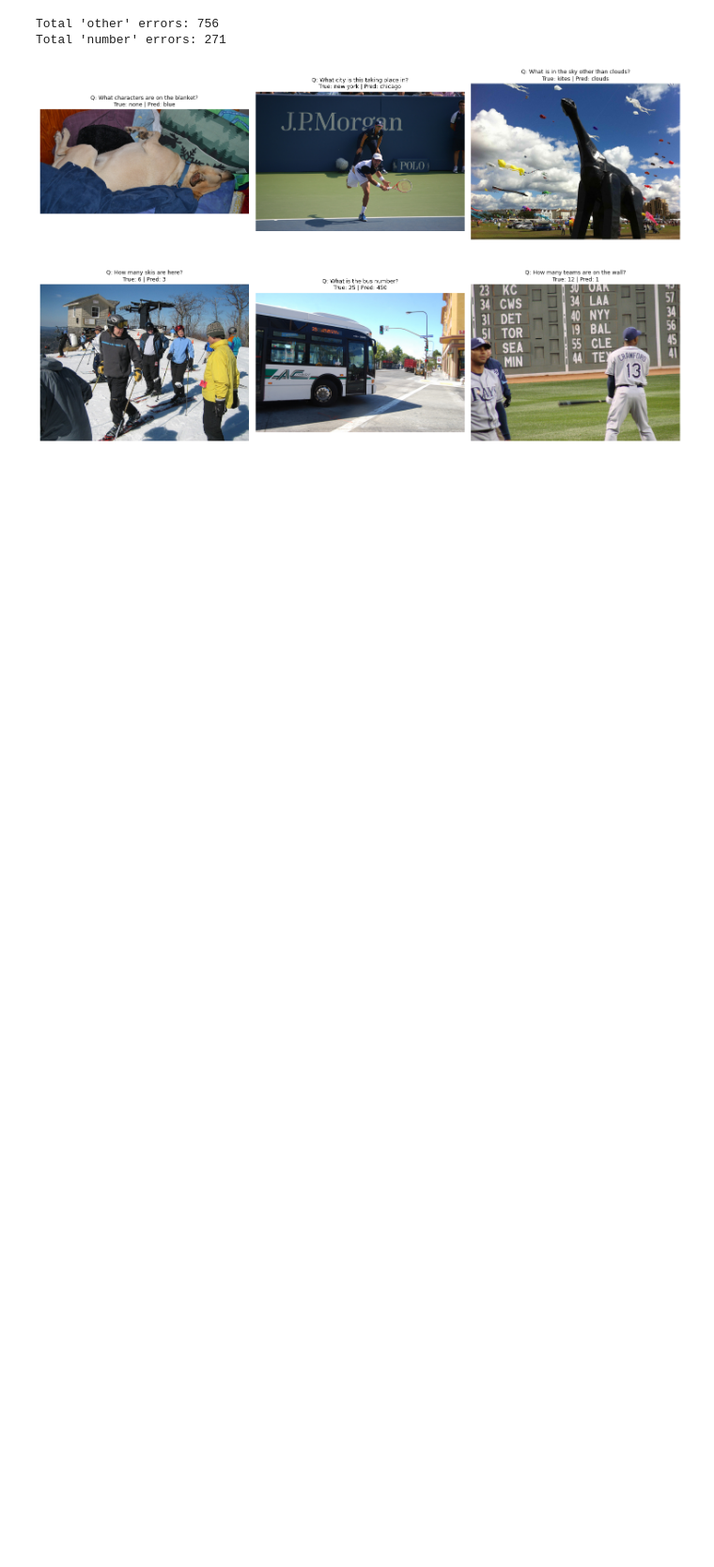
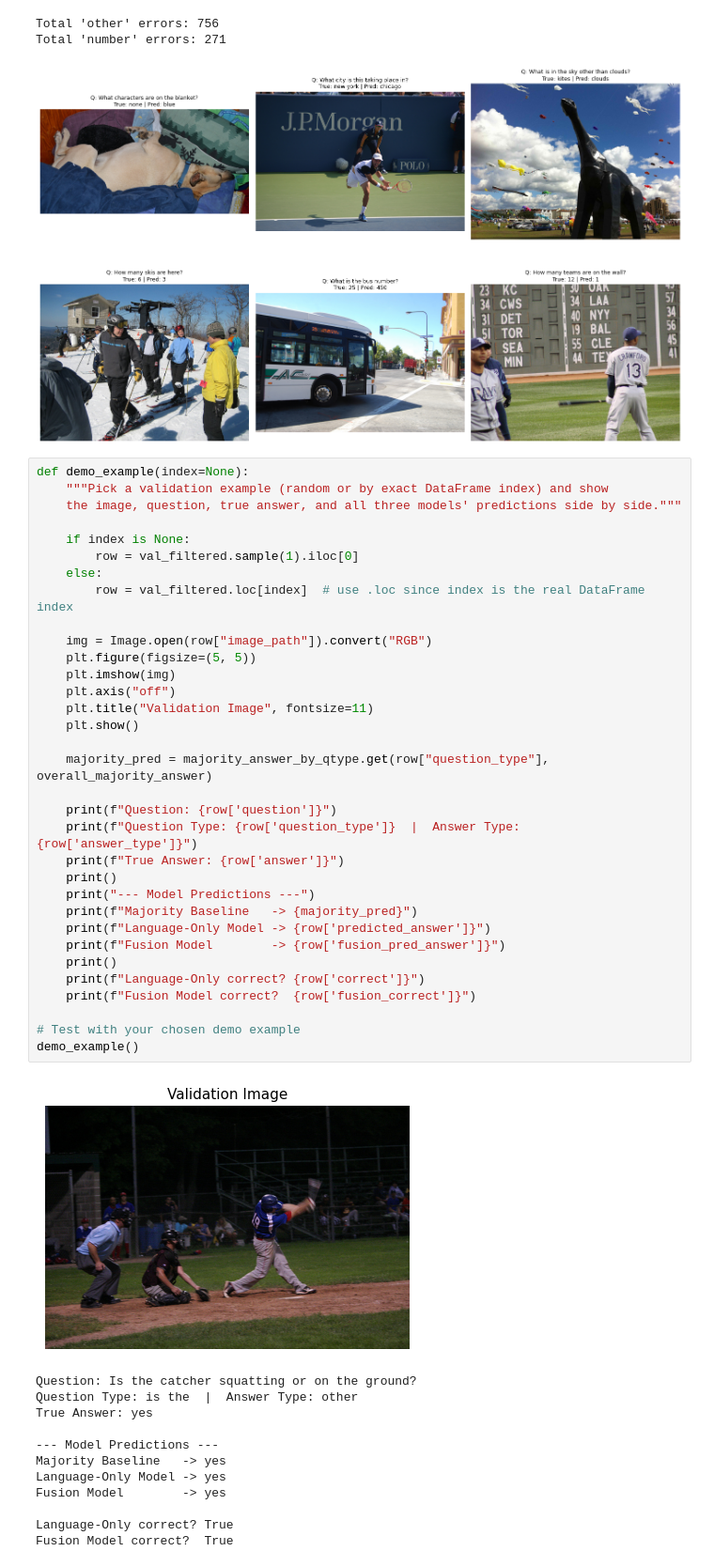
Before and after one commit to harshilmaniya2025-alt/vqa_bias, a Jupyter notebook: vqa_bias.ipynb, the cells around one changed output. Shown at 94% size. Cells and saved outputs as stored; diff of their text form; blank space fills up the shorter version.

```diff
--- a/vqa_bias.ipynb
+++ b/vqa_bias.ipynb
@@ -727,3 +727,49 @@ plt.show()
 Total 'other' errors: 756
 Total 'number' errors: 271
 [figure]
+# %%
+def demo_example(index=None):
+    """Pick a validation example (random or by exact DataFrame index) and show
+    the image, question, true answer, and all three models' predictions side by side."""
+
+    if index is None:
+        row = val_filtered.sample(1).iloc[0]
+    else:
+        row = val_filtered.loc[index]  # use .loc since index is the real DataFrame index
+
+    img = Image.open(row["image_path"]).convert("RGB")
+    plt.figure(figsize=(5, 5))
+    plt.imshow(img)
+    plt.axis("off")
+    plt.title("Validation Image", fontsize=11)
+    plt.show()
+
+    majority_pred = majority_answer_by_qtype.get(row["question_type"], overall_majority_answer)
+
+    print(f"Question: {row['question']}")
+    print(f"Question Type: {row['question_type']}  |  Answer Type: {row['answer_type']}")
+    print(f"True Answer: {row['answer']}")
+    print()
+    print("--- Model Predictions ---")
+    print(f"Majority Baseline   -> {majority_pred}")
+    print(f"Language-Only Model -> {row['predicted_answer']}")
+    print(f"Fusion Model        -> {row['fusion_pred_answer']}")
+    print()
+    print(f"Language-Only correct? {row['correct']}")
+    print(f"Fusion Model correct?  {row['fusion_correct']}")
+
+# Test with your chosen demo example
+demo_example()
+# %% [output]
+[figure, added]
+Question: Is the catcher squatting or on the ground?
+Question Type: is the  |  Answer Type: other
+True Answer: yes
+
+--- Model Predictions ---
+Majority Baseline   -> yes
+Language-Only Model -> yes
+Fusion Model        -> yes
+
+Language-Only correct? True
+Fusion Model correct?  True
```
